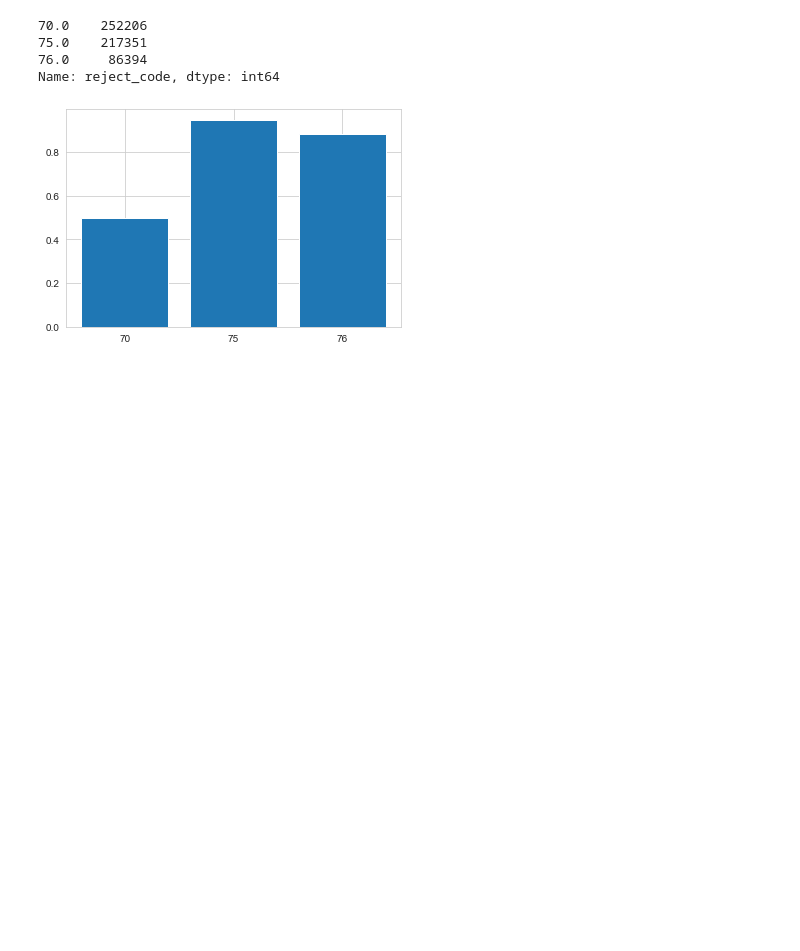
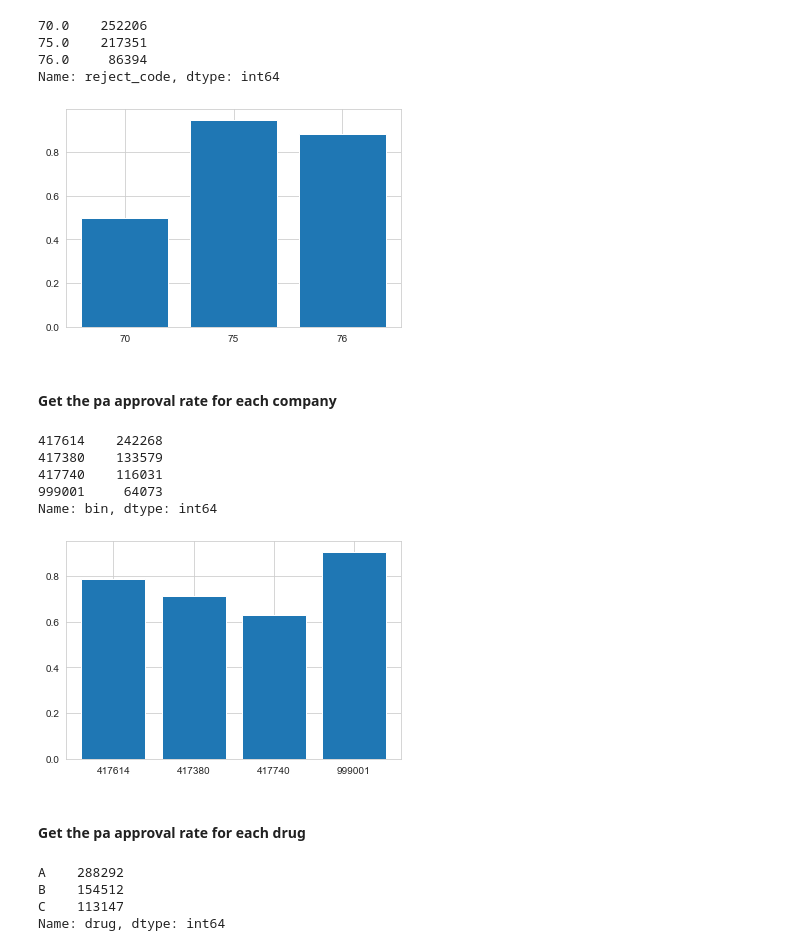
Before and after one commit to xushuo0/CoverMyMeds_Project, a Jupyter notebook: CoverMyMeds Notebook.ipynb, the cells around one changed output. Saved outputs shown, nothing was run; the diff lists cells and outputs as text; code cells hidden in the pictures; blank space fills up the shorter version.

```diff
--- a/CoverMyMeds Notebook.ipynb
+++ b/CoverMyMeds Notebook.ipynb
@@ -302,3 +302,23 @@ plt.bar(['70','75','76'], test)
 plt.show()
 # %% [output]
 [figure]
+# %% [markdown]
+#### Get the pa approval rate for each company
+# %%
+test = result2.groupby('bin')["pa_approved"].sum()/result2.bin.value_counts()
+test = test.to_numpy()
+# %%
+result2.bin.value_counts()
+# %% [output]
+417614    242268
+417380    133579
+417740    116031
+999001     64073
+Name: bin, dtype: int64
+# %%
+plt.bar(['417614','417380','417740','999001'], test)
+plt.show()
+# %% [output]
+[figure, added]
+# %% [markdown]
+#### Get the pa approval rate for each drug
@@ -304,0 +328,7 @@ plt.show()
+# %%
+result2.drug.value_counts()
+# %% [output]
+A    288292
+B    154512
+C    113147
+Name: drug, dtype: int64
```
Also changed, not shown: parts of 3 cells of this notebook.
